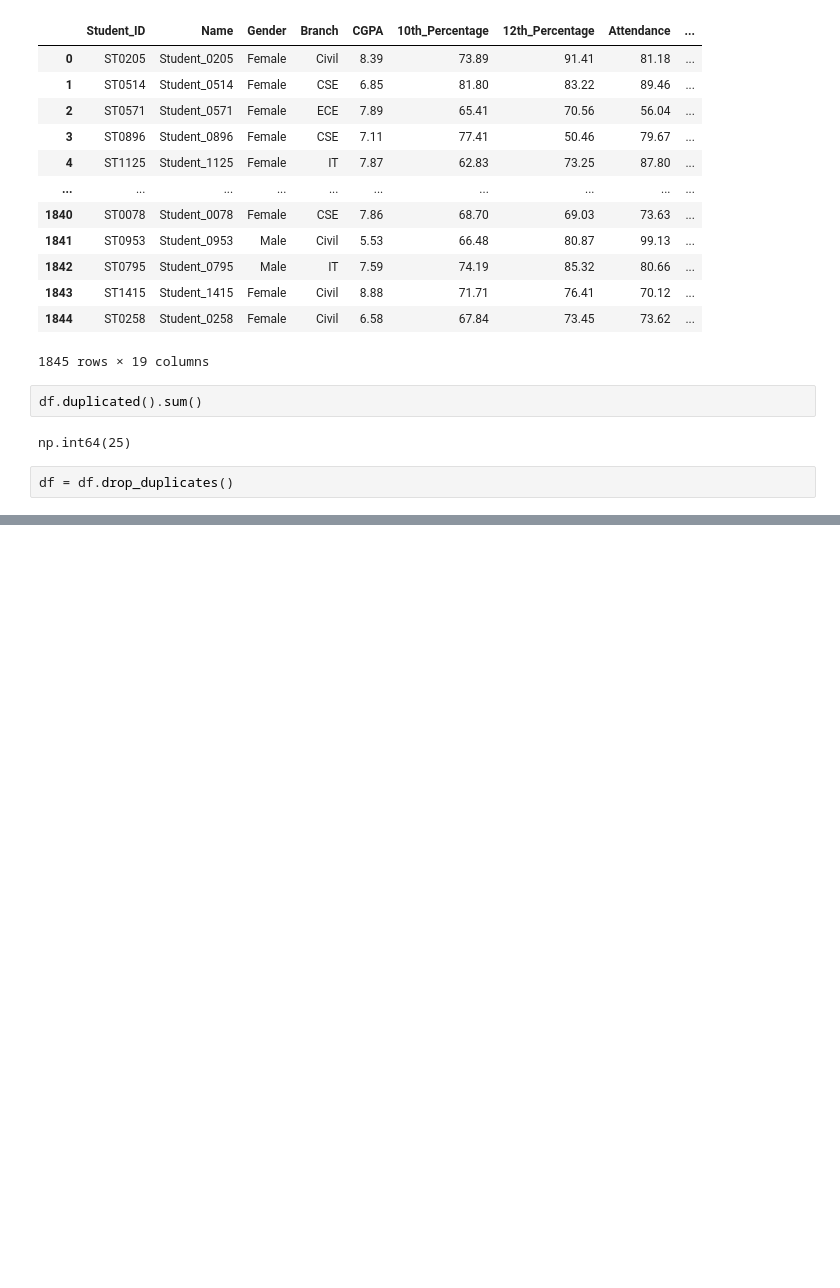
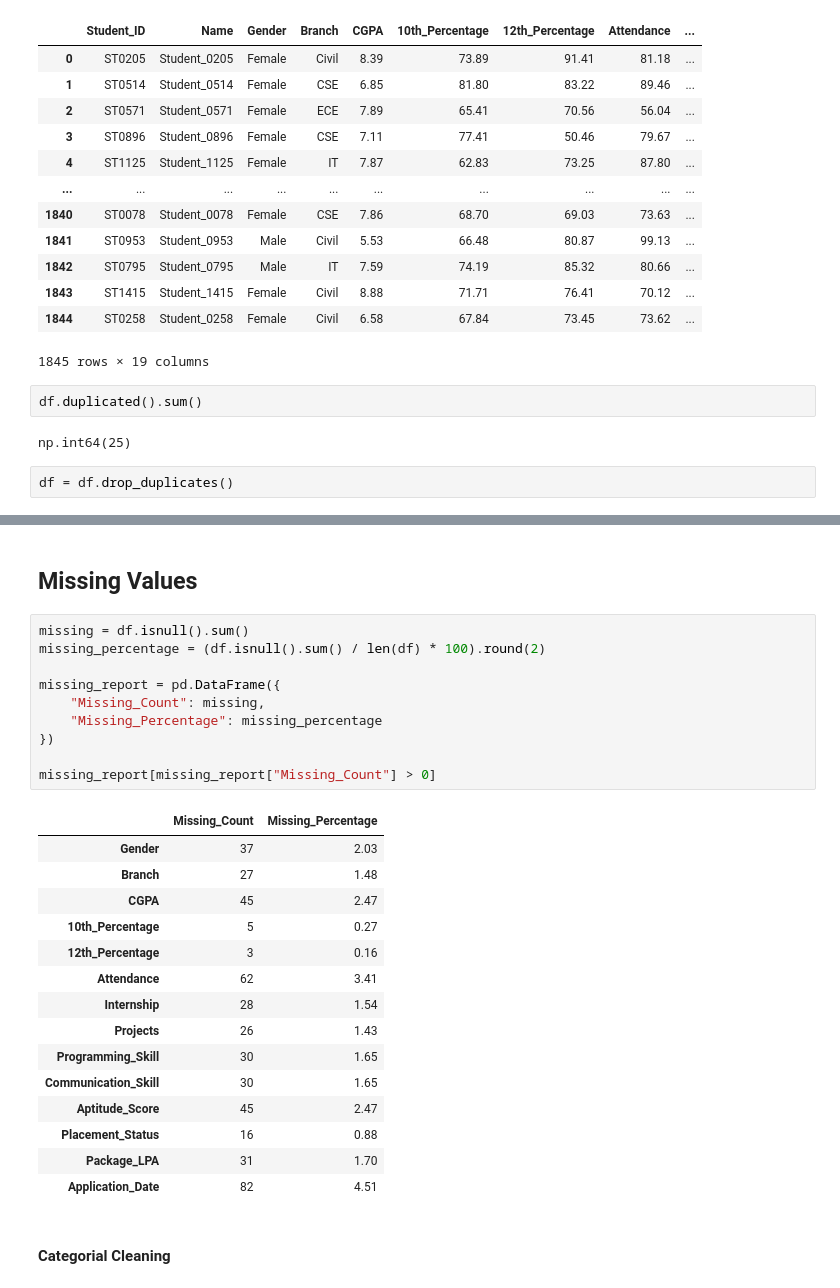
Before and after one commit to Dev-darshan24/Student-Placement-Analytics-, a Jupyter notebook: 2_Data_Cleaning.ipynb, the cells around one changed output, grey strips where cells are left out. Cells and saved outputs as stored; diff of their text form; blank space fills up the shorter version.

```diff
--- a/2_Data_Cleaning.ipynb
+++ b/2_Data_Cleaning.ipynb
@@ -466,0 +493,30 @@ df
+# %% [markdown]
+## Missing Values
+# %%
+missing = df.isnull().sum()
+missing_percentage = (df.isnull().sum() / len(df) * 100).round(2)
+
+missing_report = pd.DataFrame({
+    "Missing_Count": missing,
+    "Missing_Percentage": missing_percentage
+})
+
+missing_report[missing_report["Missing_Count"] > 0]
+# %% [output]
+|  | Missing_Count | Missing_Percentage |
+| Gender | 37 | 2.03 |
+| Branch | 27 | 1.48 |
+| CGPA | 45 | 2.47 |
+| 10th_Percentage | 5 | 0.27 |
+| 12th_Percentage | 3 | 0.16 |
+| Attendance | 62 | 3.41 |
+| Internship | 28 | 1.54 |
+| Projects | 26 | 1.43 |
+| Programming_Skill | 30 | 1.65 |
+| Communication_Skill | 30 | 1.65 |
+| Aptitude_Score | 45 | 2.47 |
+| Placement_Status | 16 | 0.88 |
+| Package_LPA | 31 | 1.70 |
+| Application_Date | 82 | 4.51 |
+# %% [markdown]
+#### Categorial Cleaning
```
Also changed, not shown: parts of 7 cells of this notebook.
